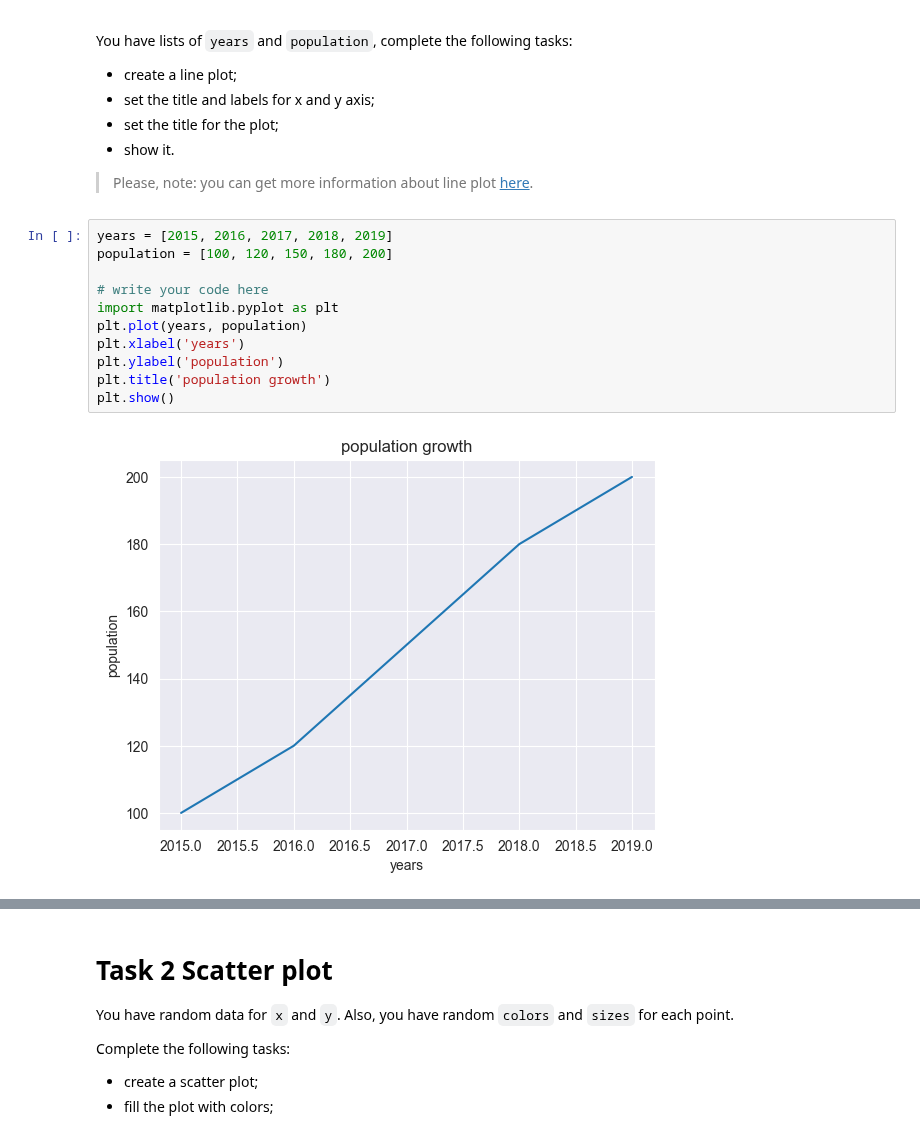
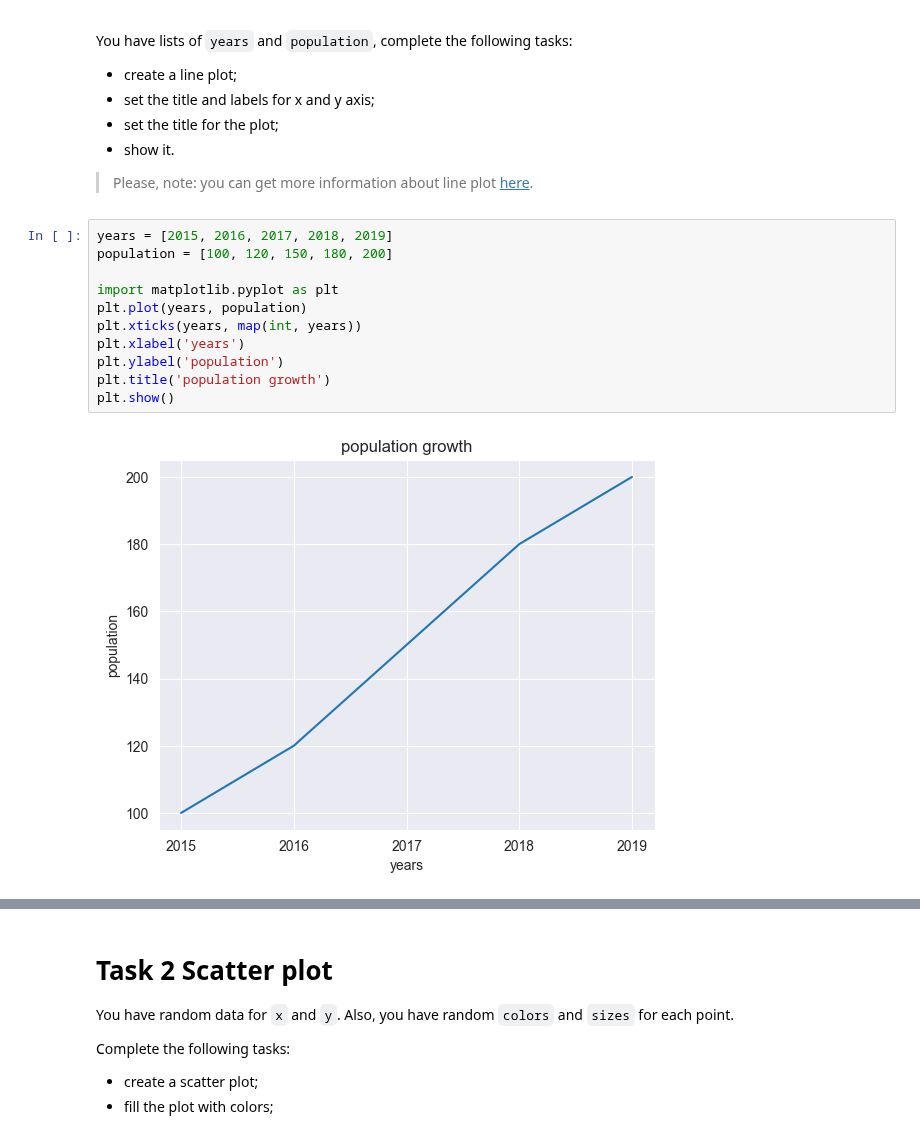
Before and after one commit to mate-academy/py-matplotlib, a Jupyter notebook: app/matplotlib.ipynb, the cells around one changed output, grey strips where cells are left out. Drawn from its saved outputs; the diff is of its cells as text.

```diff
--- a/app/matplotlib.ipynb
+++ b/app/matplotlib.ipynb
@@ -19,16 +18,16 @@ You have lists of `years` and `population`, complete the following tasks:
 # %%
 years = [2015, 2016, 2017, 2018, 2019]
 population = [100, 120, 150, 180, 200]
 
-# write your code here
 import matplotlib.pyplot as plt
 plt.plot(years, population)
+plt.xticks(years, map(int, years))
 plt.xlabel('years')
 plt.ylabel('population')
 plt.title('population growth')
 plt.show()
 # %% [output]
-[figure, old version]
+[figure, new version]
 # %%
 import seaborn as sns
 
```
Also changed, not shown: parts of 10 cells of this notebook.
